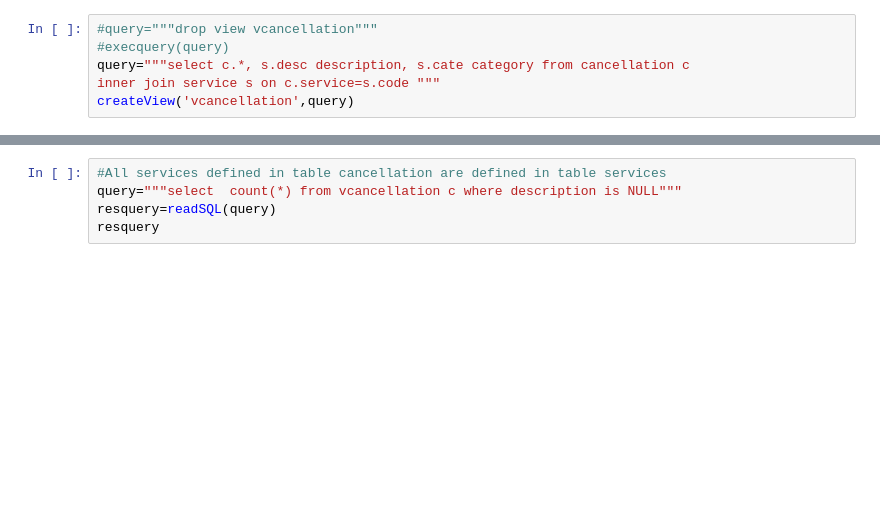
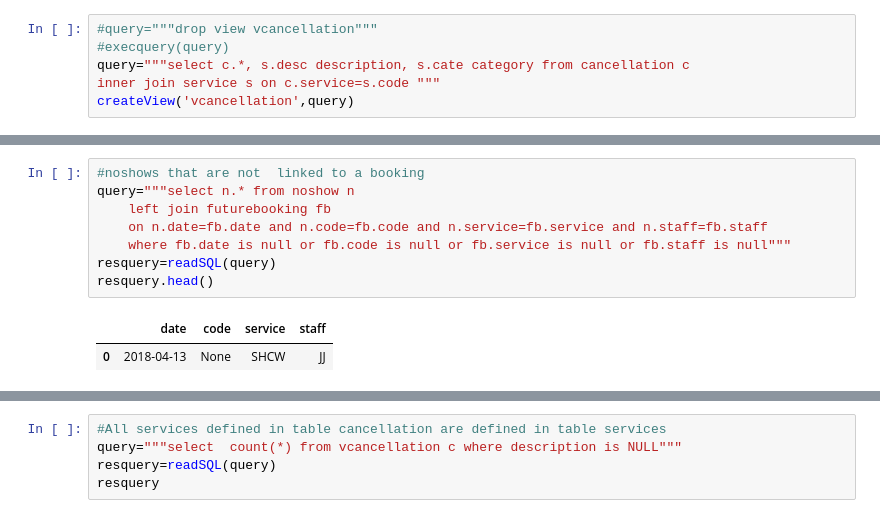
Before and after one commit to ericma007/p1, a Jupyter notebook: notebooks/init-database-exploration.ipynb, the cells around one changed output, grey strips where cells are left out. Cells and saved outputs as stored; diff of their text form; blank space fills up the shorter version.

```diff
--- a/notebooks/init-database-exploration.ipynb
+++ b/notebooks/init-database-exploration.ipynb
@@ -280,0 +278,11 @@ createView('vcancellation',query)
+# %%
+#noshows that are not  linked to a booking
+query="""select n.* from noshow n
+    left join futurebooking fb
+    on n.date=fb.date and n.code=fb.code and n.service=fb.service and n.staff=fb.staff
+    where fb.date is null or fb.code is null or fb.service is null or fb.staff is null"""
+resquery=readSQL(query)
+resquery.head()
+# %% [output]
+|  | date | code | service | staff |
+| 0 | 2018-04-13 | None | SHCW | JJ |
```
Also changed, not shown: parts of 10 cells of this notebook, 3 other files.
